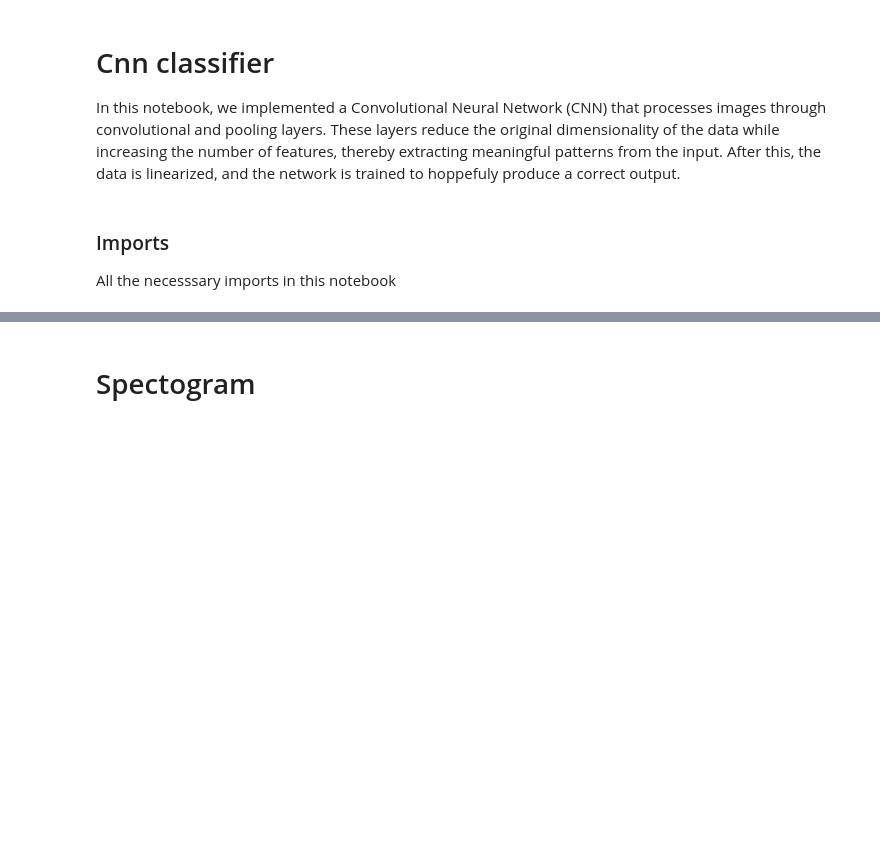
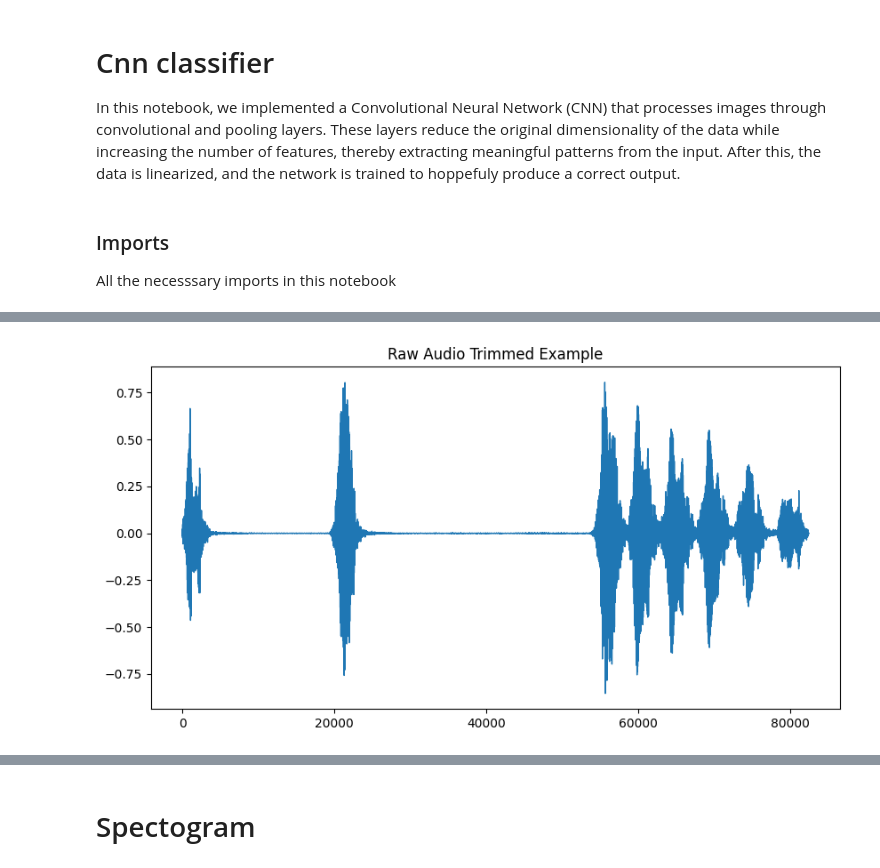
Before and after one commit to joaobaptista30/Sound_Classification, a Jupyter notebook: cnn.ipynb, the cells around one changed output, grey strips where cells are left out. Saved outputs shown, nothing was run; the diff lists cells and outputs as text; code cells hidden in the pictures; blank space fills up the shorter version.

```diff
--- a/cnn.ipynb
+++ b/cnn.ipynb
@@ -72,11 +73,13 @@ plt.show()
 # %%
 # Trimming leading/lagging silence
 y_trimmed, _ = librosa.effects.trim(y, top_db=20)
 pd.Series(y_trimmed).plot(figsize=(10, 5),
                   lw=1,
                   title='Raw Audio Trimmed Example',
-                 color=color_pal[1])
+                )
 plt.show()
+# %% [output]
+[figure, added]
 # %%
 pd.Series(y[30000:30500]).plot(figsize=(10, 5),
                   lw=1,
```
Also changed, not shown: parts of 16 cells of this notebook, 2 other files.
